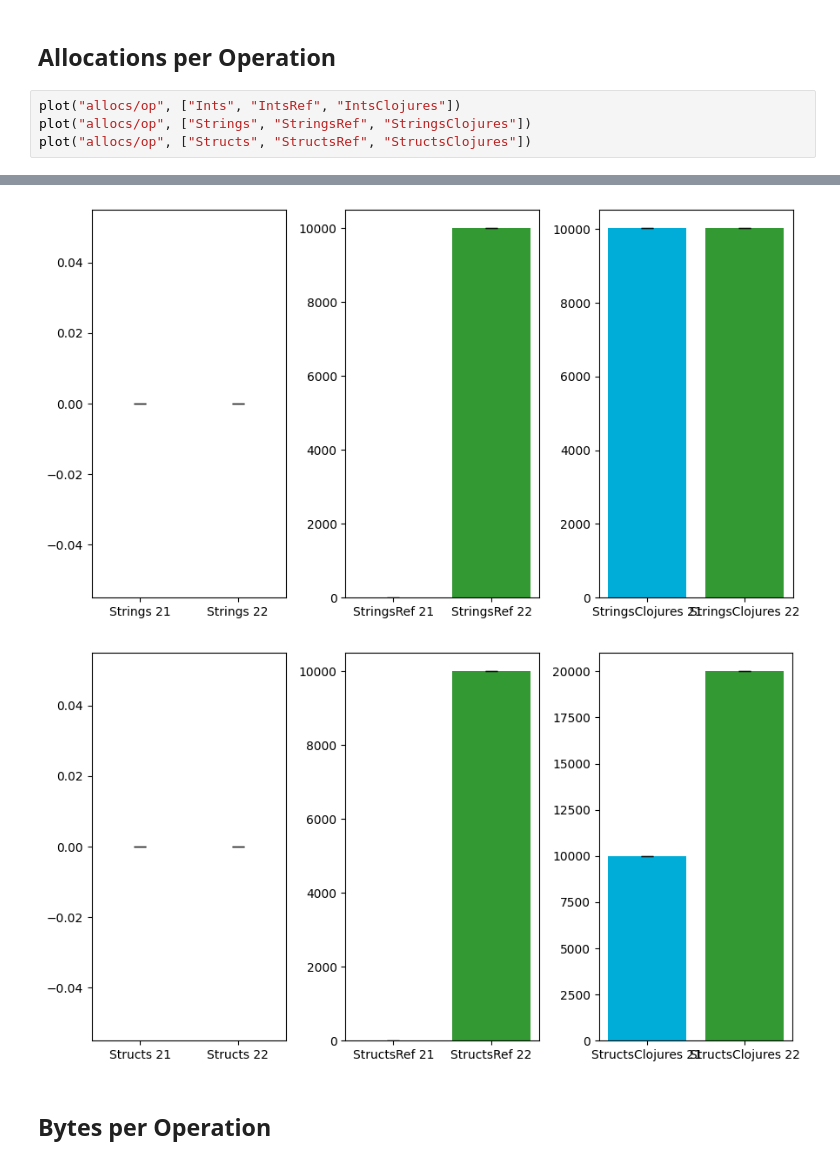
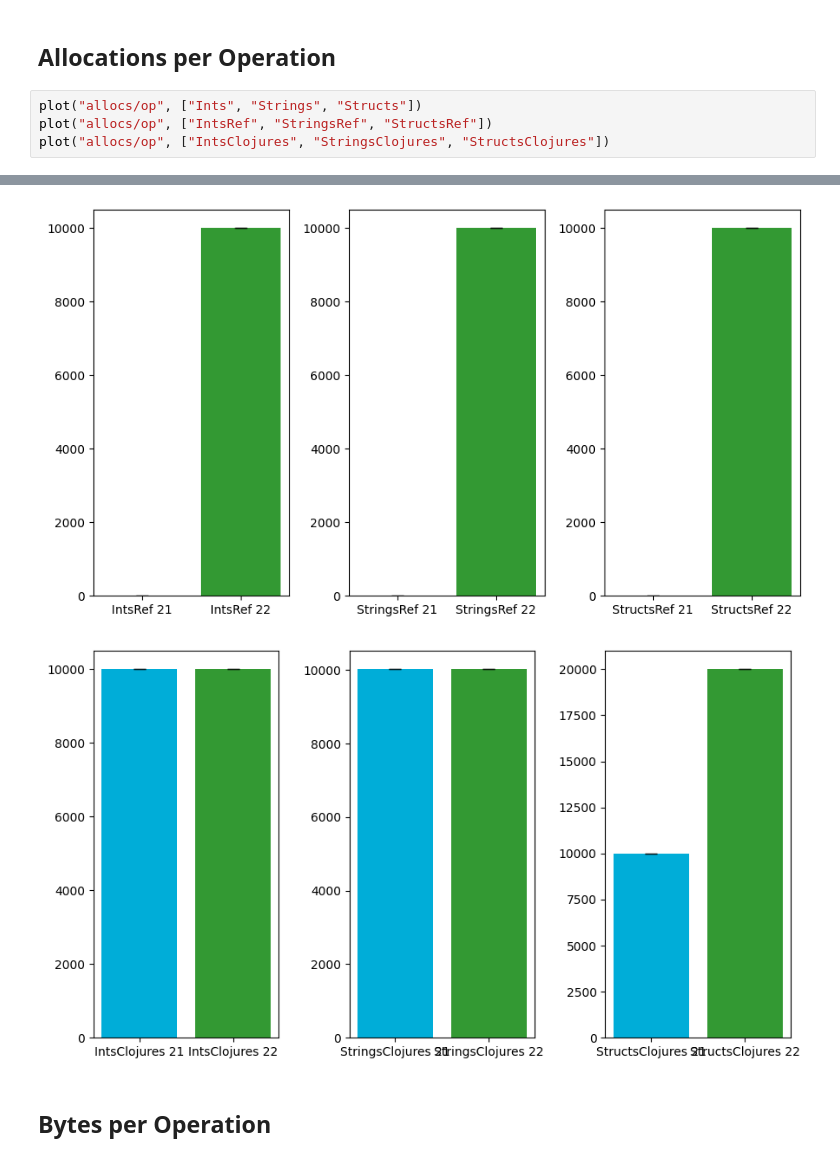
Before and after one commit to zekroTJA/go-range-benchmarks, a Jupyter notebook: notebook.ipynb, the cells around one changed output, grey strips where cells are left out. Cells and saved outputs as stored; diff of their text form.

Commit message:
update visualization structure

```diff
--- a/notebook.ipynb
+++ b/notebook.ipynb
@@ -40,7 +40,7 @@ plot("ns/op", ["Structs", "StructsRef", "StructsClojures"])
 # %% [markdown]
 ## Allocations per Operation
 # %%
-plot("allocs/op", ["Ints", "IntsRef", "IntsClojures"])
-plot("allocs/op", ["Strings", "StringsRef", "StringsClojures"])
-plot("allocs/op", ["Structs", "StructsRef", "StructsClojures"])
+plot("allocs/op", ["Ints", "Strings", "Structs"])
+plot("allocs/op", ["IntsRef", "StringsRef", "StructsRef"])
+plot("allocs/op", ["IntsClojures", "StringsClojures", "StructsClojures"])
 # %% [output]
@@ -48,5 +48,5 @@ plot("allocs/op", ["Structs", "StructsRef", "StructsClojures"])
-[figure, old version]
+[figure, new version]
-[figure, old version]
+[figure, new version]
 # %% [markdown]
 ## Bytes per Operation
 # %%
```
Also changed, not shown: parts of 3 cells of this notebook.
